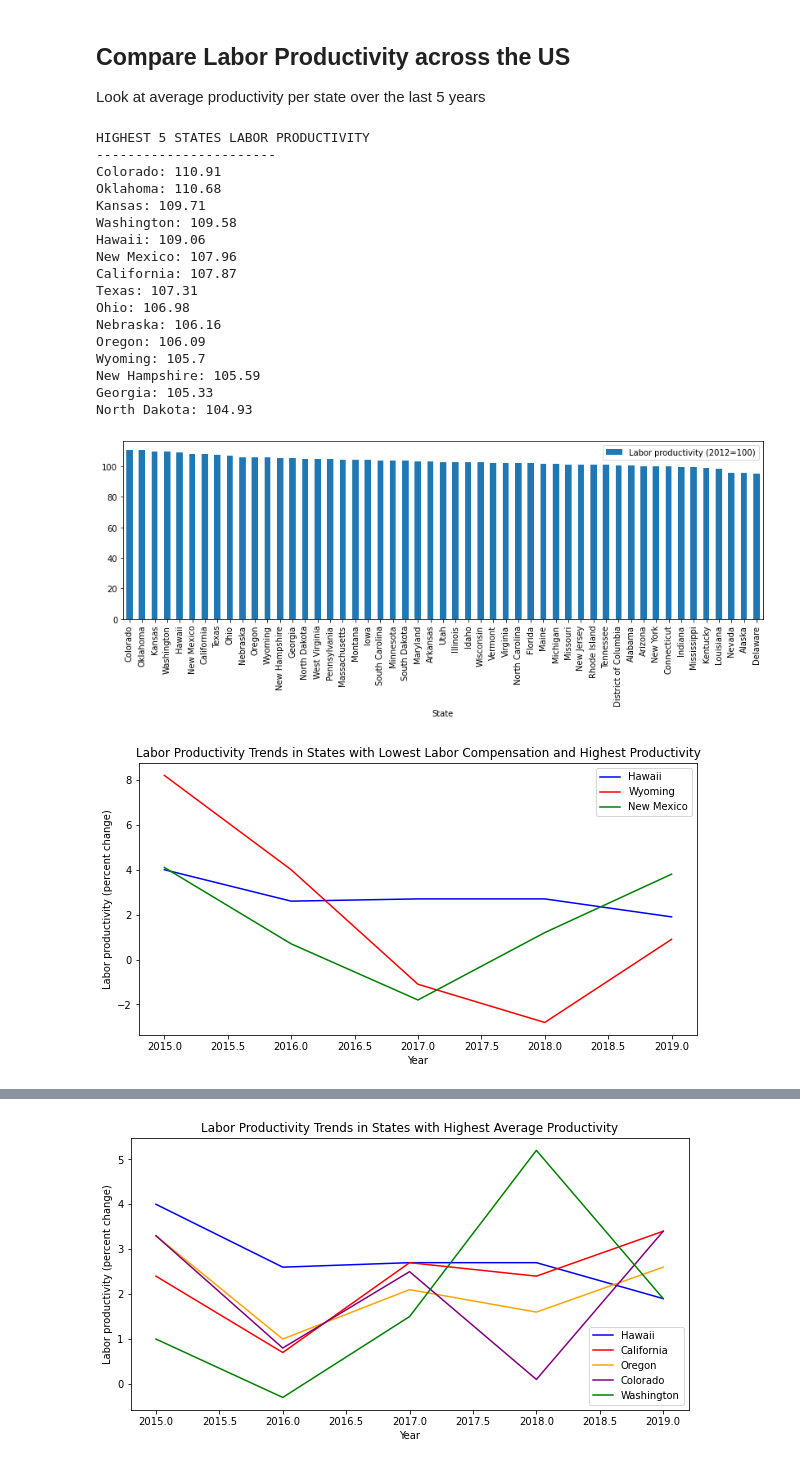
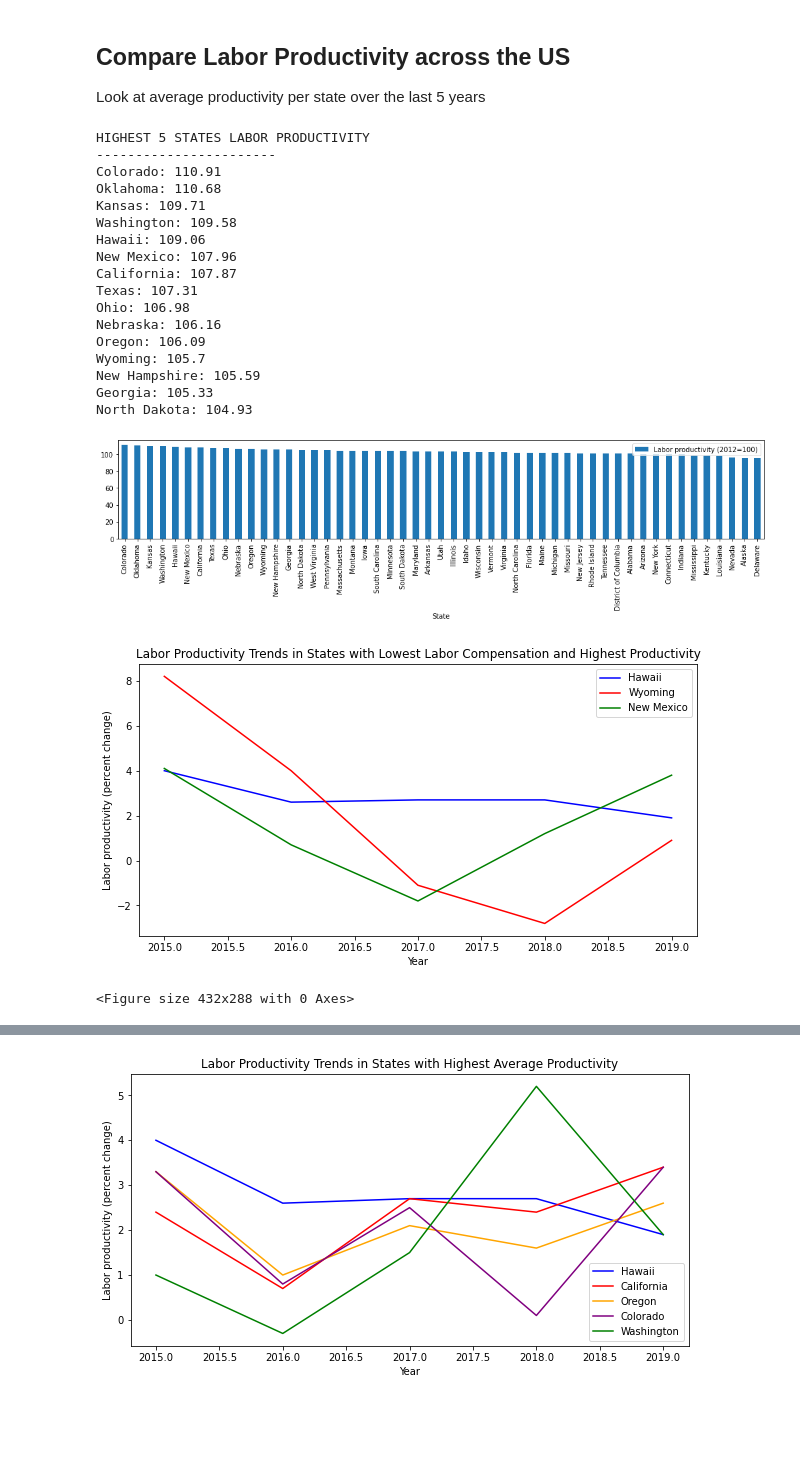
Before and after one commit to Blashford/Next-Factory-ACME, a Jupyter notebook: starter_notebook.ipynb, the cells around one changed output, grey strips where cells are left out. Cells and saved outputs as stored; diff of their text form; code cells hidden in the pictures; blank space fills up the shorter version.

```diff
--- a/starter_notebook.ipynb
+++ b/starter_notebook.ipynb
@@ -74,34 +75,35 @@ Look at average productivity per state over the last 5 years
 avg_prod = labor_df.groupby('State').mean()
 avg_prod_sorted = avg_prod.sort_values(['Labor productivity (2012=100)'], ascending=False)
 avg_prod_sorted.plot(kind="bar", y=['Labor productivity (2012=100)'], figsize=(14,4))
 
 # Print out the highest 5 for visibility
 highest_prod = avg_prod_sorted.iloc[0:15,:]
 print("HIGHEST 5 STATES LABOR PRODUCTIVITY\n-----------------------")
 high_prod_list = []
 for index,row in highest_prod.iterrows():
     high_prod_list.append(index)
     print(f"{index}: {round(row['Labor productivity (2012=100)'],2)}")
+plt.tight_layout()
 plt.savefig('laborproductivity.png')
 # %% [output]
 HIGHEST 5 STATES LABOR PRODUCTIVITY
 -----------------------
 Colorado: 110.91
 Oklahoma: 110.68
 Kansas: 109.71
 Washington: 109.58
 Hawaii: 109.06
 New Mexico: 107.96
 California: 107.87
 Texas: 107.31
 Ohio: 106.98
 Nebraska: 106.16
 Oregon: 106.09
 Wyoming: 105.7
 New Hampshire: 105.59
 Georgia: 105.33
 North Dakota: 104.93
-[figure, old version]
+[figure, new version]
 # %%
 prod_df = labor_df.loc[(labor_df['State'].isin(low_comp_list)) & (labor_df['State'].isin(high_prod_list)),:]
 years = prod_df['Year'].unique()
@@ -119,8 +121,11 @@ plt.title('Labor Productivity Trends in States with Lowest Labor Compensation an
 plt.xlabel('Year')
 plt.ylabel('Labor productivity (percent change)')
 plt.show()
+plt.tight_layout()
+plt.savefig('Trend-line-three.png')
 # %% [output]
 [figure]
+<Figure size 432x288 with 0 Axes>
 # %%
 # Group by state and get the averages; then plot for comparison
 prod_avg_comp = labor_df.groupby('State').mean()
```
Also changed, not shown: parts of 2 cells of this notebook, 4 other files.
